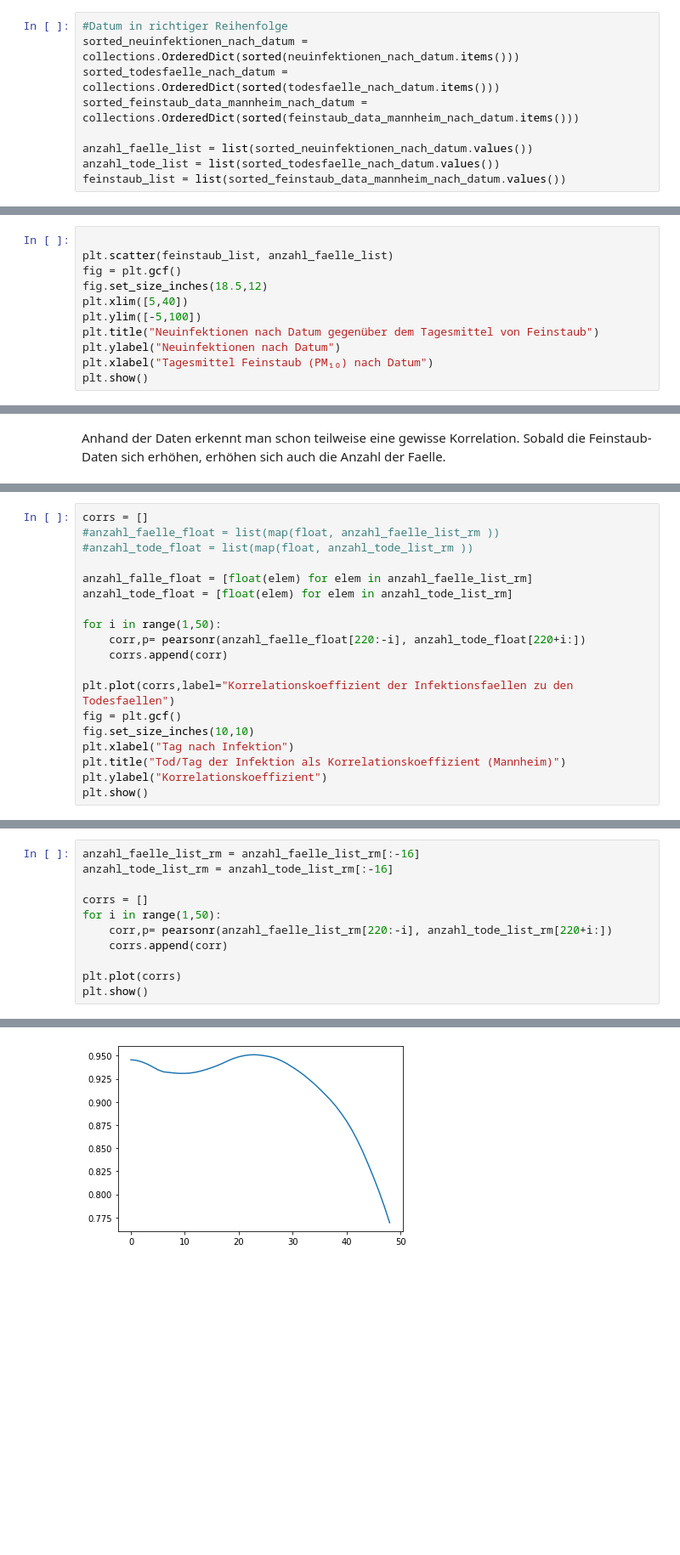
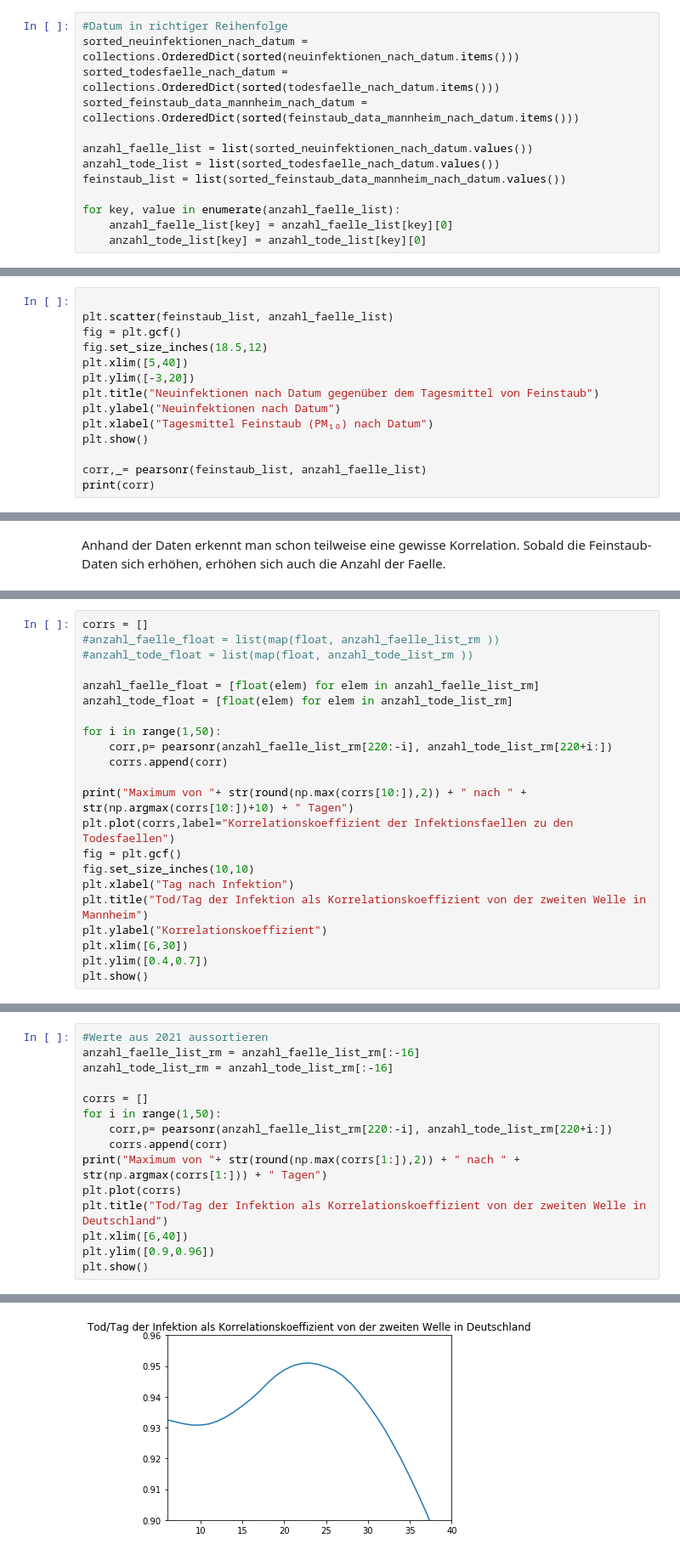
Before and after one commit to NajTec/DataScience, a Jupyter notebook: Project/Project_Covid_Mannheim_Feinstaube.ipynb, the cells around one changed output, grey strips where cells are left out. Shown: that part at 85% size. Cells and saved outputs as stored; diff of their text form; blank space fills up the shorter version.

```diff
--- a/Project/Project_Covid_Mannheim_Feinstaube.ipynb
+++ b/Project/Project_Covid_Mannheim_Feinstaube.ipynb
@@ -112,6 +114,10 @@ sorted_feinstaub_data_mannheim_nach_datum = collections.OrderedDict(sorted(feins
 anzahl_faelle_list = list(sorted_neuinfektionen_nach_datum.values())
 anzahl_tode_list = list(sorted_todesfaelle_nach_datum.values())
 feinstaub_list = list(sorted_feinstaub_data_mannheim_nach_datum.values())
+
+for key, value in enumerate(anzahl_faelle_list):
+    anzahl_faelle_list[key] = anzahl_faelle_list[key][0]
+    anzahl_tode_list[key] = anzahl_tode_list[key][0]
 # %% [markdown]
 ## 2.Explorative Datenanalyse
 
@@ -122,9 +128,12 @@ plt.scatter(feinstaub_list, anzahl_faelle_list)
 fig = plt.gcf()
 fig.set_size_inches(18.5,12)
 plt.xlim([5,40])
-plt.ylim([-5,100])
+plt.ylim([-3,20])
 plt.title("Neuinfektionen nach Datum gegenüber dem Tagesmittel von Feinstaub")
 plt.ylabel("Neuinfektionen nach Datum")
 plt.xlabel("Tagesmittel Feinstaub (PM₁₀) nach Datum")
 plt.show()
+
+corr,_= pearsonr(feinstaub_list, anzahl_faelle_list)
+print(corr)
 # %% [output]
@@ -196,18 +194,21 @@ corrs = []
 #anzahl_faelle_float = list(map(float, anzahl_faelle_list_rm ))
 #anzahl_tode_float = list(map(float, anzahl_tode_list_rm ))
 
-anzahl_falle_float = [float(elem) for elem in anzahl_faelle_list_rm]
+anzahl_faelle_float = [float(elem) for elem in anzahl_faelle_list_rm]
 anzahl_tode_float = [float(elem) for elem in anzahl_tode_list_rm]
 
 for i in range(1,50):
-    corr,p= pearsonr(anzahl_faelle_float[220:-i], anzahl_tode_float[220+i:])
+    corr,p= pearsonr(anzahl_faelle_list_rm[220:-i], anzahl_tode_list_rm[220+i:])
     corrs.append(corr)
 
+print("Maximum von "+ str(round(np.max(corrs[10:]),2)) + " nach " + str(np.argmax(corrs[10:])+10) + " Tagen")
 plt.plot(corrs,label="Korrelationskoeffizient der Infektionsfaellen zu den Todesfaellen")
 fig = plt.gcf()
 fig.set_size_inches(10,10)
 plt.xlabel("Tag nach Infektion")
-plt.title("Tod/Tag der Infektion als Korrelationskoeffizient (Mannheim)")
+plt.title("Tod/Tag der Infektion als Korrelationskoeffizient von der zweiten Welle in Mannheim")
 plt.ylabel("Korrelationskoeffizient")
+plt.xlim([6,30])
+plt.ylim([0.4,0.7])
 plt.show()
 # %% [output]
@@ -271,4 +284,5 @@ plt.show()
 # %%
+#Werte aus 2021 aussortieren
 anzahl_faelle_list_rm = anzahl_faelle_list_rm[:-16]
 anzahl_tode_list_rm = anzahl_tode_list_rm[:-16]
 
@@ -276,7 +290,10 @@ corrs = []
 for i in range(1,50):
     corr,p= pearsonr(anzahl_faelle_list_rm[220:-i], anzahl_tode_list_rm[220+i:])
     corrs.append(corr)
-
+print("Maximum von "+ str(round(np.max(corrs[1:]),2)) + " nach " + str(np.argmax(corrs[1:])) + " Tagen")
 plt.plot(corrs)
+plt.title("Tod/Tag der Infektion als Korrelationskoeffizient von der zweiten Welle in Deutschland")
+plt.xlim([6,40])
+plt.ylim([0.9,0.96])
 plt.show()
 # %% [output]
@@ -283 +301 @@ plt.show()
-[figure, old version]
+[figure, new version]
```
Also changed, not shown: parts of 20 cells of this notebook, 2 other files.
